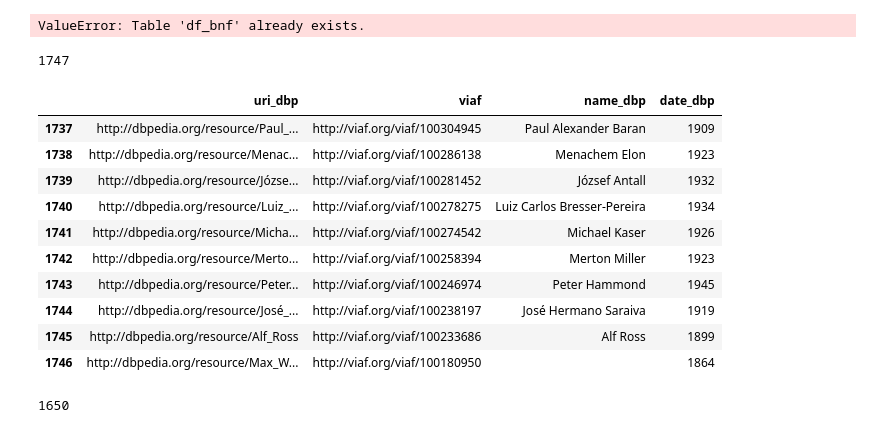
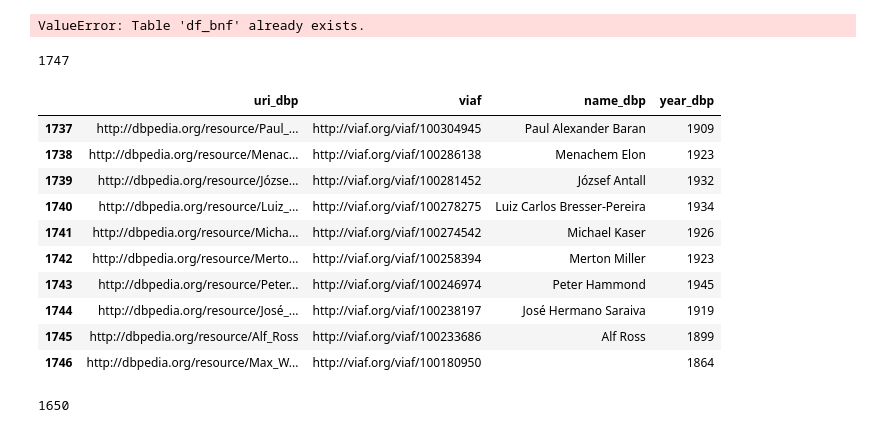
Before and after one commit to Semantic-Data-for-Humanities/Economists_Jurists, a Jupyter notebook: Notebooks/Issues/Merge_DBpedia_BnF_Data_Wikidata.ipynb, the cells around one changed output. Cells and saved outputs as stored; diff of their text form; code cells hidden in the pictures.

```diff
--- a/Notebooks/Issues/Merge_DBpedia_BnF_Data_Wikidata.ipynb
+++ b/Notebooks/Issues/Merge_DBpedia_BnF_Data_Wikidata.ipynb
@@ -421,13 +421,13 @@ df_bnf.to_sql('df_bnf', con=engine)
 # %% [output]
 ValueError: Table 'df_bnf' already exists.
 # %%
-df_dbp = pd.DataFrame([p for p in result_dbpedia if len(p[1]) > 0], columns=['uri_dbp', 'viaf', 'name_dbp', 'date_dbp'])
+df_dbp = pd.DataFrame([p for p in result_dbpedia if len(p[1]) > 0], columns=['uri_dbp', 'viaf', 'name_dbp', 'year_dbp'])
 print(len(df_dbp))
 df_dbp.fillna('')
 df_dbp[-10:]
 # %% [output]
 1747
-|  | uri_dbp | viaf | name_dbp | date_dbp |
+|  | uri_dbp | viaf | name_dbp | year_dbp |
 | 1737 | http://dbpedia.org/resource/Paul_... | http://viaf.org/viaf/100304945 | Paul Alexander Baran | 1909 |
 | 1738 | http://dbpedia.org/resource/Menac... | http://viaf.org/viaf/100286138 | Menachem Elon | 1923 |
 | 1739 | http://dbpedia.org/resource/Józse... | http://viaf.org/viaf/100281452 | József Antall | 1932 |
```
Also changed, not shown: parts of 23 cells of this notebook.
